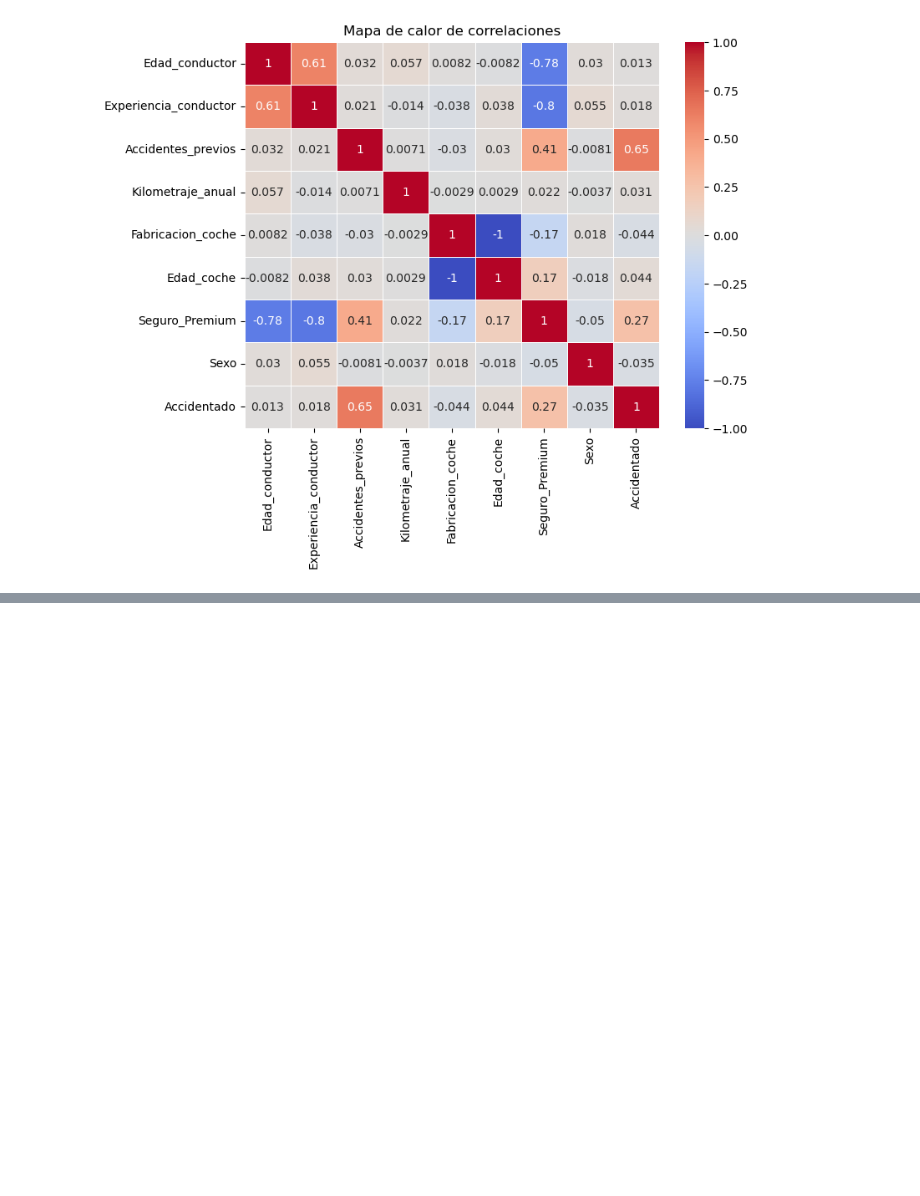
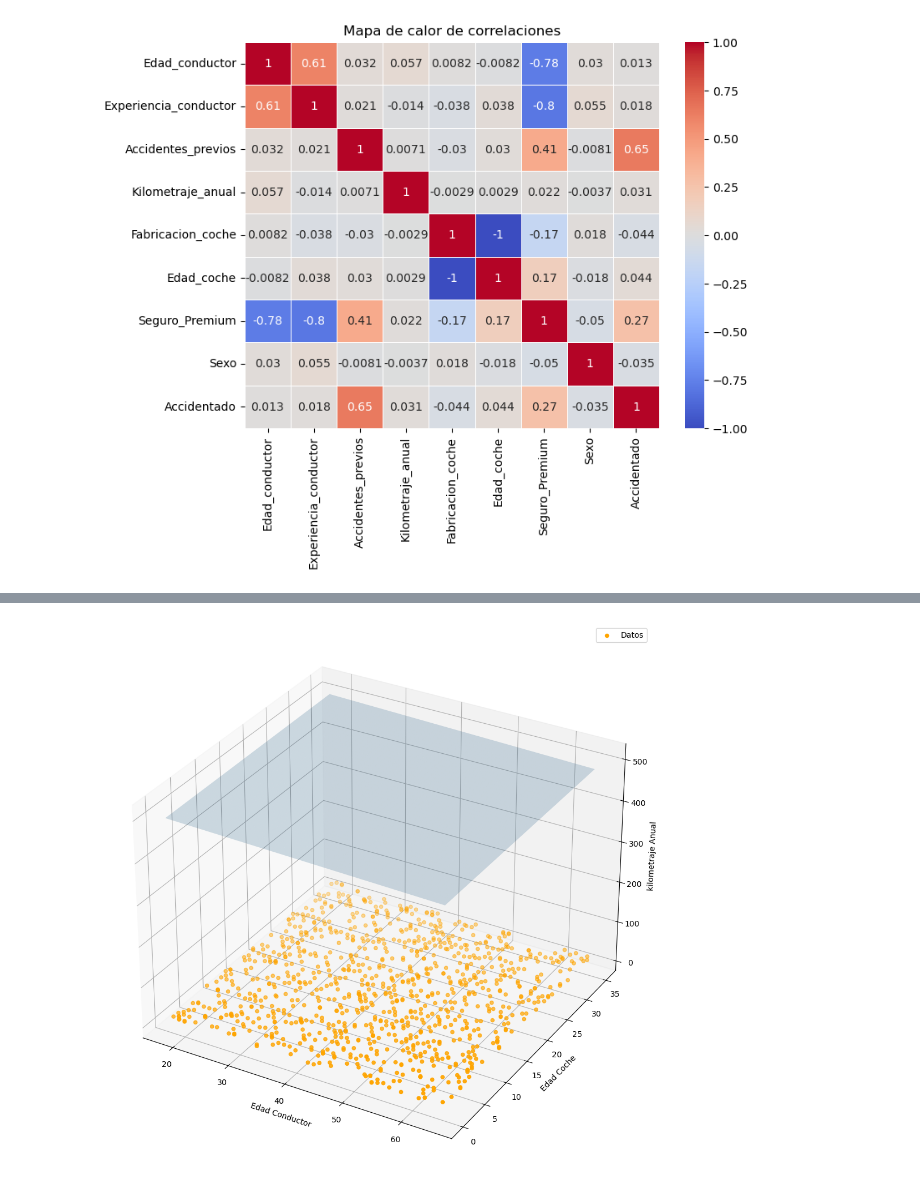
Before and after one commit to PeponeDLG/python_curso, a Jupyter notebook: Analisis/Bloque 4/Practica4.2/practica4.2.ipynb, the cells around one changed output, grey strips where cells are left out. Drawn from its saved outputs; the diff is of its cells as text; code cells hidden in the pictures; blank space fills up the shorter version.

```diff
--- a/Analisis/Bloque 4/Practica4.2/practica4.2.ipynb
+++ b/Analisis/Bloque 4/Practica4.2/practica4.2.ipynb
@@ -214,0 +250,28 @@ plt.show()
+# %%
+x = data_num[["Edad_conductor","Edad_coche","Kilometraje_anual"]]
+y = data_num["Seguro_Premium"]
+
+regresion = linear_model.LinearRegression()
+regresion.fit(x, y)
+
+tam_rango = np.linspace(x1.min(), x1.max(), 50)
+dist_rango = np.linspace(y1.min(), y1.max(), 50)
+x_plano, y_plano = np.meshgrid(tam_rango, dist_rango)
+
+z_plano = regresion.intercept_ + regresion.coef_[0]*x_plano + regresion.coef_[1]*y_plano
+
+fig2 = plt.figure(figsize=(10, 10))
+ax2 = fig2.add_subplot(111, projection="3d")
+
+scatter = ax2.scatter(x1, y1, z1, c="orange", label="Datos")
+ax2.plot_surface(x_plano, y_plano, z_plano, alpha=0.2)
+
+ax2.set_xlabel("Edad Conductor")
+ax2.set_ylabel("Edad Coche")
+ax2.set_zlabel("kilometraje Anual")
+
+plt.legend()
+plt.tight_layout()
+plt.show()
+# %% [output]
+[figure, added]
```
Also changed, not shown: parts of 7 cells of this notebook.
